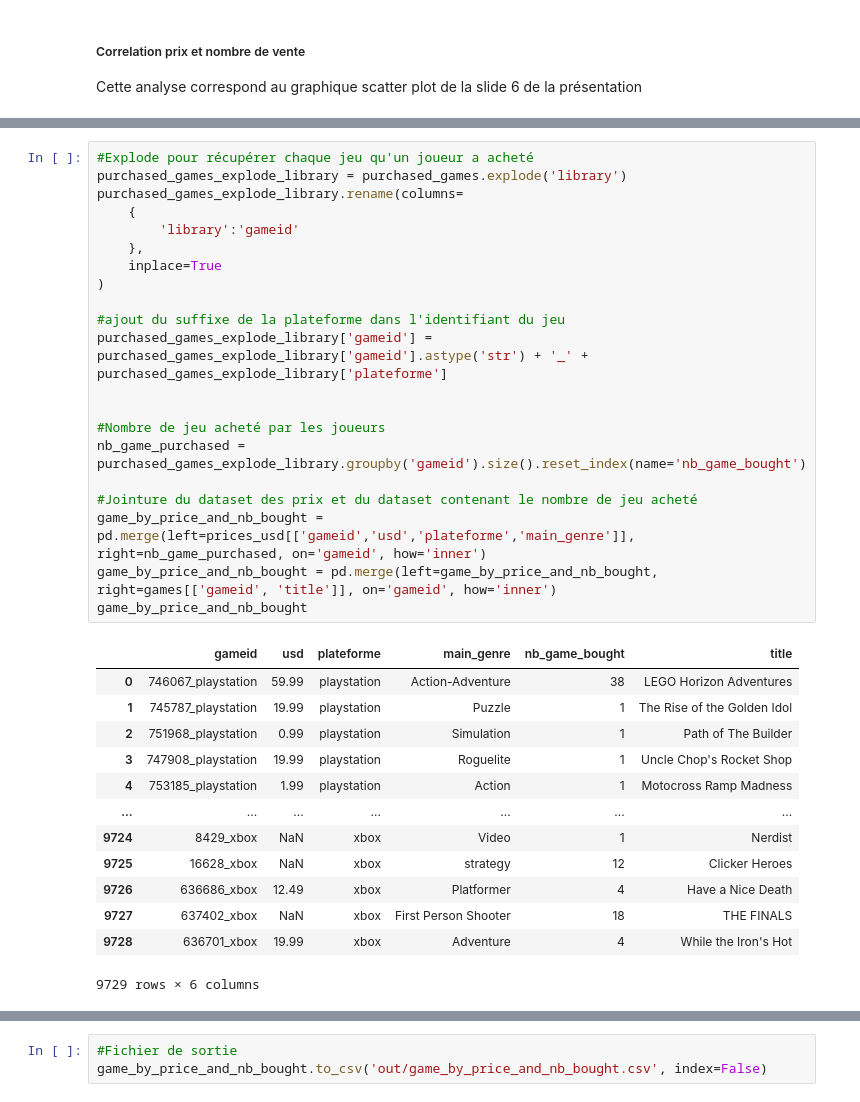
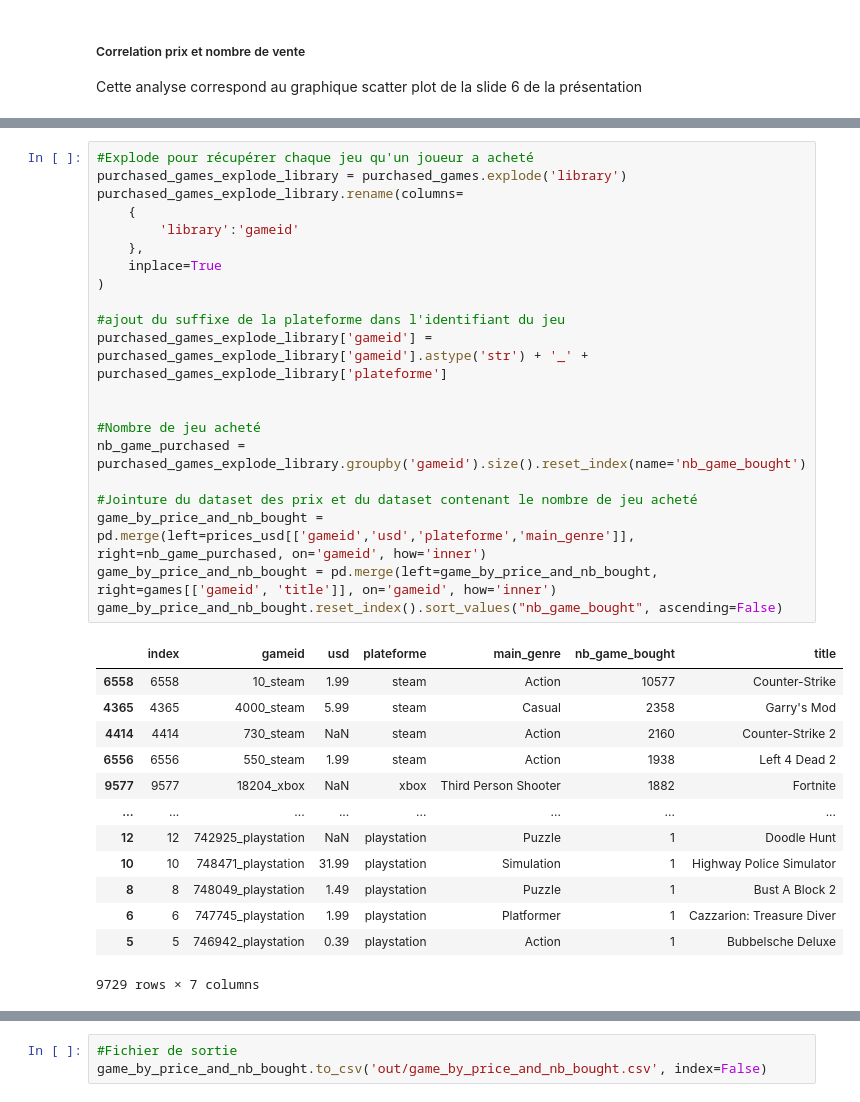
Before and after one commit to isanyams/projet-jeux-video, a Jupyter notebook: projet_jeux_videos_final_ndeye.ipynb, the cells around one changed output, grey strips where cells are left out. Saved outputs shown, nothing was run; the diff lists cells and outputs as text.

```diff
--- a/projet_jeux_videos_final_ndeye.ipynb
+++ b/projet_jeux_videos_final_ndeye.ipynb
@@ -556,35 +565,35 @@ Cette analyse correspond au graphique scatter plot de la slide 6 de la présenta
 # %%
 #Explode pour récupérer chaque jeu qu'un joueur a acheté
 purchased_games_explode_library = purchased_games.explode('library')
 purchased_games_explode_library.rename(columns=
     {
         'library':'gameid'
     },
     inplace=True
 )
 
 #ajout du suffixe de la plateforme dans l'identifiant du jeu
 purchased_games_explode_library['gameid'] = purchased_games_explode_library['gameid'].astype('str') + '_' + purchased_games_explode_library['plateforme']
 
 
-#Nombre de jeu acheté par les joueurs
+#Nombre de jeu acheté
 nb_game_purchased = purchased_games_explode_library.groupby('gameid').size().reset_index(name='nb_game_bought')
 
 #Jointure du dataset des prix et du dataset contenant le nombre de jeu acheté
 game_by_price_and_nb_bought = pd.merge(left=prices_usd[['gameid','usd','plateforme','main_genre']], right=nb_game_purchased, on='gameid', how='inner')
 game_by_price_and_nb_bought = pd.merge(left=game_by_price_and_nb_bought, right=games[['gameid', 'title']], on='gameid', how='inner')
-game_by_price_and_nb_bought
+game_by_price_and_nb_bought.reset_index().sort_values("nb_game_bought", ascending=False)
 # %% [output]
-|  | gameid | usd | plateforme | main_genre | nb_game_bought | title |
-| 0 | 746067_playstation | 59.99 | playstation | Action-Adventure | 38 | LEGO Horizon Adventures |
-| 1 | 745787_playstation | 19.99 | playstation | Puzzle | 1 | The Rise of the Golden Idol |
-| 2 | 751968_playstation | 0.99 | playstation | Simulation | 1 | Path of The Builder |
-| 3 | 747908_playstation | 19.99 | playstation | Roguelite | 1 | Uncle Chop's Rocket Shop |
-| 4 | 753185_playstation | 1.99 | playstation | Action | 1 | Motocross Ramp Madness |
-| ... | ... | ... | ... | ... | ... | ... |
-| 9724 | 8429_xbox | NaN | xbox | Video | 1 | Nerdist |
-| 9725 | 16628_xbox | NaN | xbox | strategy | 12 | Clicker Heroes |
-| 9726 | 636686_xbox | 12.49 | xbox | Platformer | 4 | Have a Nice Death |
-| 9727 | 637402_xbox | NaN | xbox | First Person Shooter | 18 | THE FINALS |
-| 9728 | 636701_xbox | 19.99 | xbox | Adventure | 4 | While the Iron's Hot |
+|  | index | gameid | usd | plateforme | main_genre | nb_game_bought | title |
+| 6558 | 6558 | 10_steam | 1.99 | steam | Action | 10577 | Counter-Strike |
+| 4365 | 4365 | 4000_steam | 5.99 | steam | Casual | 2358 | Garry's Mod |
+| 4414 | 4414 | 730_steam | NaN | steam | Action | 2160 | Counter-Strike 2 |
+| 6556 | 6556 | 550_steam | 1.99 | steam | Action | 1938 | Left 4 Dead 2 |
+| 9577 | 9577 | 18204_xbox | NaN | xbox | Third Person Shooter | 1882 | Fortnite |
+| ... | ... | ... | ... | ... | ... | ... | ... |
+| 12 | 12 | 742925_playstation | NaN | playstation | Puzzle | 1 | Doodle Hunt |
+| 10 | 10 | 748471_playstation | 31.99 | playstation | Simulation | 1 | Highway Police Simulator |
+| 8 | 8 | 748049_playstation | 1.49 | playstation | Puzzle | 1 | Bust A Block 2 |
+| 6 | 6 | 747745_playstation | 1.99 | playstation | Platformer | 1 | Cazzarion: Treasure Diver |
+| 5 | 5 | 746942_playstation | 0.39 | playstation | Action | 1 | Bubbelsche Deluxe |
-9729 rows × 6 columns
+9729 rows × 7 columns
```
Also changed, not shown: parts of 2 cells of this notebook, 2 other files.
